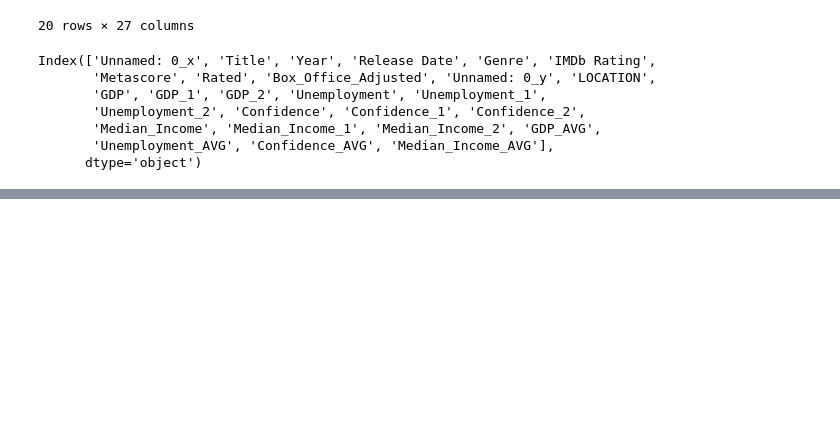
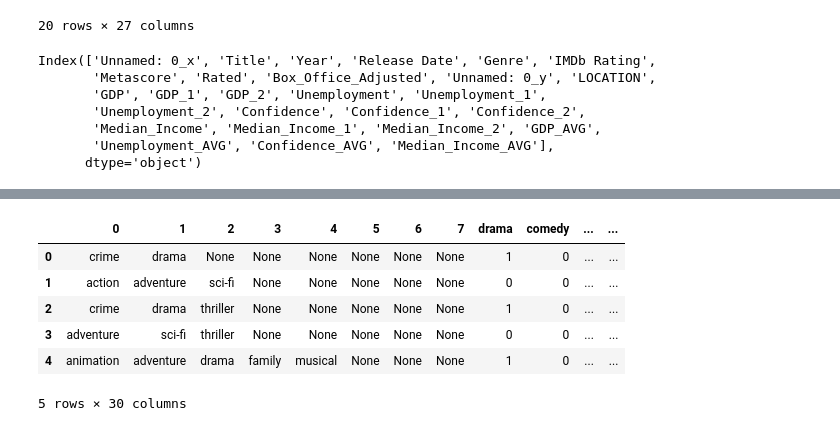
Before and after one commit to jsialcalde/Final_Project, a Jupyter notebook: MergeAllData.ipynb, the cells around one changed output, grey strips where cells are left out. Cells and saved outputs as stored; diff of their text form; code cells hidden in the pictures; blank space fills up the shorter version.

```diff
--- a/MergeAllData.ipynb
+++ b/MergeAllData.ipynb
@@ -108,0 +265,10 @@ mergedDF.to_csv('mergedData.csv')
+# %%
+genreDF.head()
+# %% [output]
+|  | 0 | 1 | 2 | 3 | 4 | 5 | 6 | 7 | drama | comedy | ... | ... |
+| 0 | crime | drama | None | None | None | None | None | None | 1 | 0 | ... | ... |
+| 1 | action | adventure | sci-fi | None | None | None | None | None | 0 | 0 | ... | ... |
+| 2 | crime | drama | thriller | None | None | None | None | None | 1 | 0 | ... | ... |
+| 3 | adventure | sci-fi | thriller | None | None | None | None | None | 0 | 0 | ... | ... |
+| 4 | animation | adventure | drama | family | musical | None | None | None | 1 | 0 | ... | ... |
+5 rows × 30 columns
```
Also changed, not shown: parts of 18 cells of this notebook, 2 other files.
